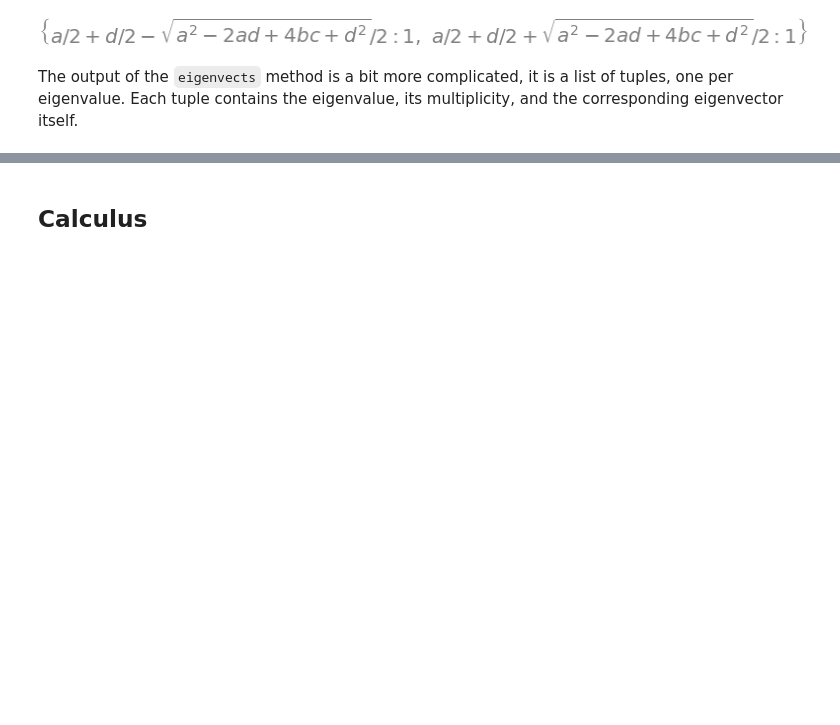
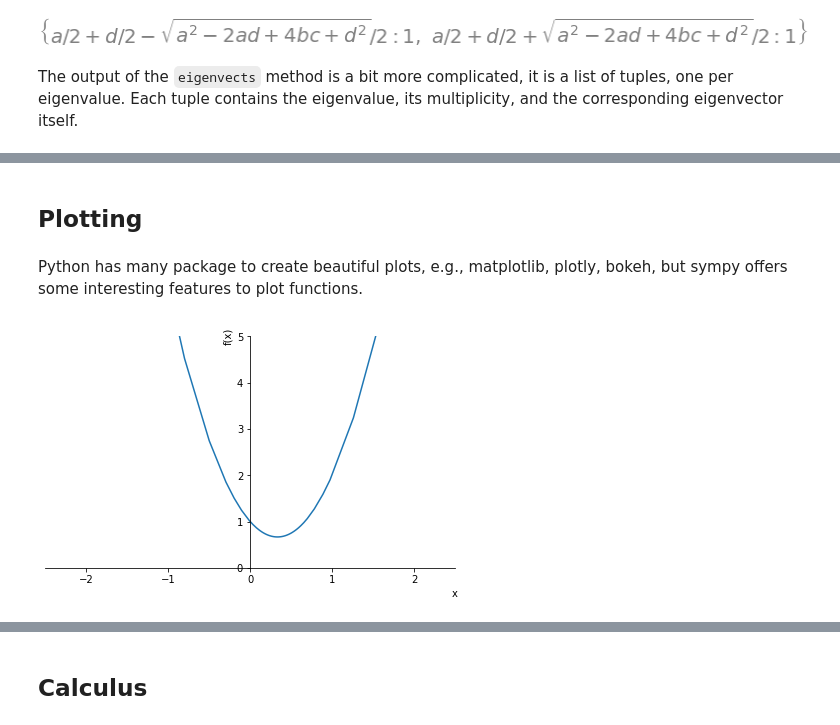
Before and after one commit to gjbex/Scientific-Python, a Jupyter notebook: source-code/sympy/sympy.ipynb, the cells around one changed output, grey strips where cells are left out. Drawn from its saved outputs; the diff is of its cells as text; code cells hidden in the pictures; blank space fills up the shorter version.

Commit message:
Add plotting sections

```diff
--- a/source-code/sympy/sympy.ipynb
+++ b/source-code/sympy/sympy.ipynb
@@ -323,3 +323,5 @@ The output of the `eigenvects` method is a bit more complicated, it is a list of
 D.eigenvects()
 # %% [output]
 $\displaystyle \left[ \left( \frac{a}{2} + \frac{d}{2} - \frac{\sqrt{a^{2} - 2 a d + 4 b c + d^{2}}}{2}, \  1, \  \left[ \left[\begin{matrix}- \frac{d}{c} + \frac{\frac{a}{2} + \frac{d}{2} - \frac{\sqrt{a^{2} - 2 a d + 4 b c + d^{2}}}{2}}{c}\\1\end{matrix}\right]\right]\right), \  \left( \frac{a}{2} + \frac{d}{2} + \frac{\sqrt{a^{2} - 2 a d + 4 b c + d^{2}}}{2}, \  1, \  \left[ \left[\begin{matrix}- \frac{d}{c} + \frac{\frac{a}{2} + \frac{d}{2} + \frac{\sqrt{a^{2} - 2 a d + 4 b c + d^{2}}}{2}}{c}\\1\end{matrix}\right]\right]\right)\right]$
+# %% [markdown]
+## Plotting
@@ -325,0 +332,6 @@ $\displaystyle \left[ \left( \frac{a}{2} + \frac{d}{2} - \frac{\sqrt{a^{2} - 2 a
+# %% [markdown]
+Python has many package to create beautiful plots, e.g., matplotlib, plotly, bokeh, but sympy offers some interesting features to plot functions.
+# %%
+plot(3*x**2 - 2*x + 1, xlim=(-2.5, 2.5), ylim=(0, 5));
+# %% [output]
+[figure, added]
```
Also changed, not shown: parts of 3 cells of this notebook.
